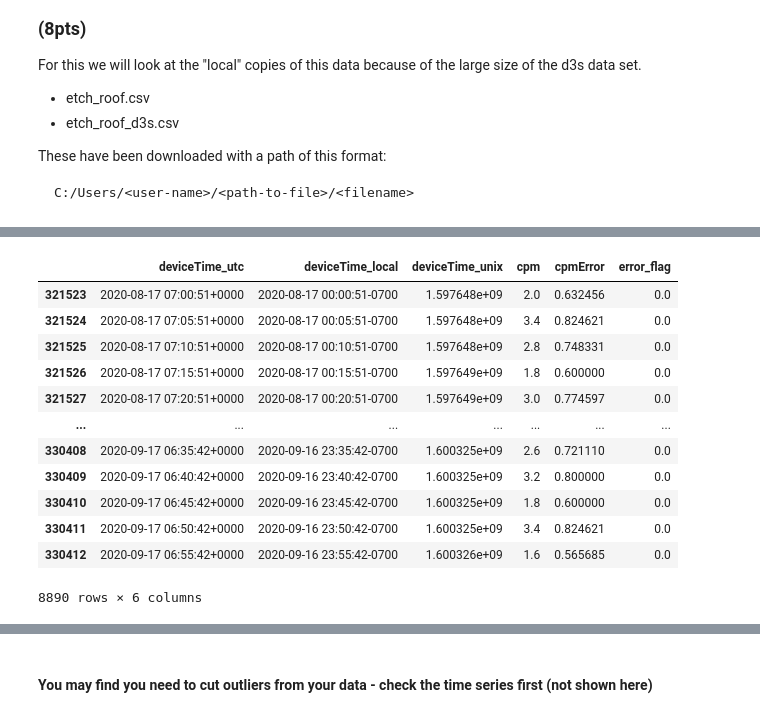
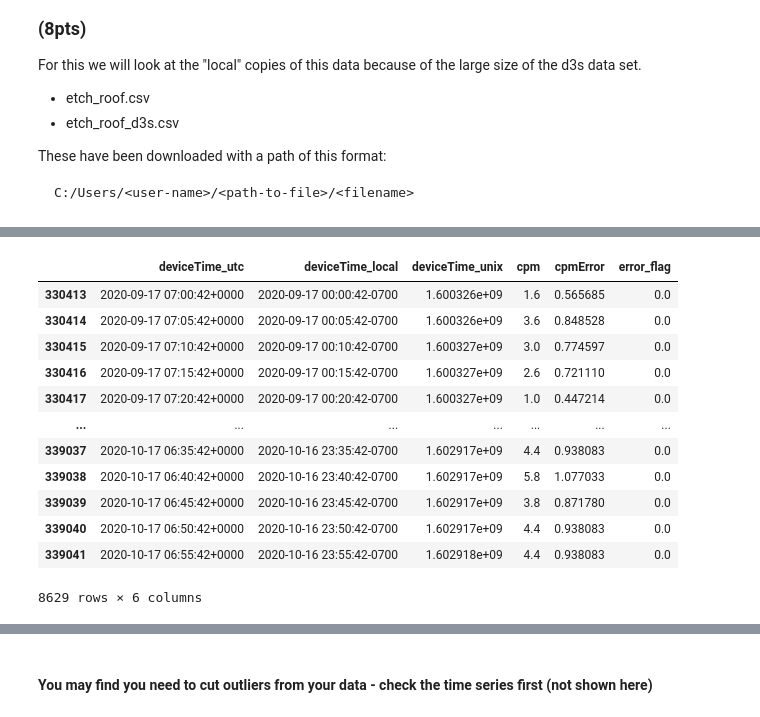
Before and after one commit to engineering-11/Activities, a Jupyter notebook: Correlations_and_binning.ipynb, the cells around one changed output, grey strips where cells are left out. Saved outputs shown, nothing was run; the diff lists cells and outputs as text; code cells hidden in the pictures.

```diff
--- a/Correlations_and_binning.ipynb
+++ b/Correlations_and_binning.ipynb
@@ -56,6 +46,6 @@ weather_data
 * Select only the last month
 # %%
 weather_data_cut = weather_data.loc[:,"deviceTime_local":"humidity"]
-time_mask = weather_data_cut['deviceTime_local']>'2021-03-22 00:00:00:-07:00'
+time_mask = weather_data_cut['deviceTime_local']>'2018-03-22 00:00:00:-07:00'
 weather_month = weather_data_cut[time_mask]
 weather_month
@@ -148,3 +113,9 @@ For this we will look at the "local" copies of this data because of the large si
 These have been downloaded with a path of this format:
 
     C:/Users/<user-name>/<path-to-file>/<filename>
+# %%
+#url = "https://radwatch.berkeley.edu/test/tmp/dosenet/etch_roof.csv"
+#data1 = get_web_data(url)
+
+data1 = pd.read_csv(r"C:/Users/ahanks/DoseNet/summer-work/data/etch_roof.csv")
+data1
@@ -151,4 +136,7 @@ These have been downloaded with a path of this format:
 # %%
-data1 = pd.read_csv(r"C:/Users/ahanks/Downloads/etch_roof.csv")
+#url = "https://radwatch.berkeley.edu/test/tmp/dosenet/etch_roof_weather.csv"
+#data2 = get_web_data(url)
 
-data2 = pd.read_csv(r"C:/Users/ahanks/Downloads/etch_roof_d3s.csv")
+#data2 = pd.read_csv(r"C:/Users/ahanks/DoseNet/summer-work/data/etch_roof_weather.csv")
+data2 = pd.read_csv(r"C:/Users/ahanks/DoseNet/summer-work/data/etch_roof_d3s.csv")
+data2
@@ -155,19 +157,19 @@ data2 = pd.read_csv(r"C:/Users/ahanks/Downloads/etch_roof_d3s.csv")
 # %%
-time_mask = (data1['deviceTime_local']>'2020-08-17 00:00:00:-07:00') & (data1['deviceTime_local']<'2020-09-17 00:00:00:-07:00')
+time_mask = (data1['deviceTime_local']>'2020-09-17 00:00:00:-07:00') & (data1['deviceTime_local']<'2020-10-17 00:00:00:-07:00')
 data1_cut = data1[time_mask]
 data1_cut
 # %% [output]
 |  | deviceTime_utc | deviceTime_local | deviceTime_unix | cpm | cpmError | error_flag |
-| 321523 | 2020-08-17 07:00:51+0000 | 2020-08-17 00:00:51-0700 | 1.597648e+09 | 2.0 | 0.632456 | 0.0 |
-| 321524 | 2020-08-17 07:05:51+0000 | 2020-08-17 00:05:51-0700 | 1.597648e+09 | 3.4 | 0.824621 | 0.0 |
-| 321525 | 2020-08-17 07:10:51+0000 | 2020-08-17 00:10:51-0700 | 1.597648e+09 | 2.8 | 0.748331 | 0.0 |
-| 321526 | 2020-08-17 07:15:51+0000 | 2020-08-17 00:15:51-0700 | 1.597649e+09 | 1.8 | 0.600000 | 0.0 |
-| 321527 | 2020-08-17 07:20:51+0000 | 2020-08-17 00:20:51-0700 | 1.597649e+09 | 3.0 | 0.774597 | 0.0 |
+| 330413 | 2020-09-17 07:00:42+0000 | 2020-09-17 00:00:42-0700 | 1.600326e+09 | 1.6 | 0.565685 | 0.0 |
+| 330414 | 2020-09-17 07:05:42+0000 | 2020-09-17 00:05:42-0700 | 1.600326e+09 | 3.6 | 0.848528 | 0.0 |
+| 330415 | 2020-09-17 07:10:42+0000 | 2020-09-17 00:10:42-0700 | 1.600327e+09 | 3.0 | 0.774597 | 0.0 |
+| 330416 | 2020-09-17 07:15:42+0000 | 2020-09-17 00:15:42-0700 | 1.600327e+09 | 2.6 | 0.721110 | 0.0 |
+| 330417 | 2020-09-17 07:20:42+0000 | 2020-09-17 00:20:42-0700 | 1.600327e+09 | 1.0 | 0.447214 | 0.0 |
 | ... | ... | ... | ... | ... | ... | ... |
-| 330408 | 2020-09-17 06:35:42+0000 | 2020-09-16 23:35:42-0700 | 1.600325e+09 | 2.6 | 0.721110 | 0.0 |
-| 330409 | 2020-09-17 06:40:42+0000 | 2020-09-16 23:40:42-0700 | 1.600325e+09 | 3.2 | 0.800000 | 0.0 |
-| 330410 | 2020-09-17 06:45:42+0000 | 2020-09-16 23:45:42-0700 | 1.600325e+09 | 1.8 | 0.600000 | 0.0 |
-| 330411 | 2020-09-17 06:50:42+0000 | 2020-09-16 23:50:42-0700 | 1.600325e+09 | 3.4 | 0.824621 | 0.0 |
-| 330412 | 2020-09-17 06:55:42+0000 | 2020-09-16 23:55:42-0700 | 1.600326e+09 | 1.6 | 0.565685 | 0.0 |
+| 339037 | 2020-10-17 06:35:42+0000 | 2020-10-16 23:35:42-0700 | 1.602917e+09 | 4.4 | 0.938083 | 0.0 |
+| 339038 | 2020-10-17 06:40:42+0000 | 2020-10-16 23:40:42-0700 | 1.602917e+09 | 5.8 | 1.077033 | 0.0 |
+| 339039 | 2020-10-17 06:45:42+0000 | 2020-10-16 23:45:42-0700 | 1.602917e+09 | 3.8 | 0.871780 | 0.0 |
+| 339040 | 2020-10-17 06:50:42+0000 | 2020-10-16 23:50:42-0700 | 1.602917e+09 | 4.4 | 0.938083 | 0.0 |
+| 339041 | 2020-10-17 06:55:42+0000 | 2020-10-16 23:55:42-0700 | 1.602918e+09 | 4.4 | 0.938083 | 0.0 |
-8890 rows × 6 columns
+8629 rows × 6 columns
 # %%
```
Also changed, not shown: parts of 22 cells of this notebook, 14 other files.
